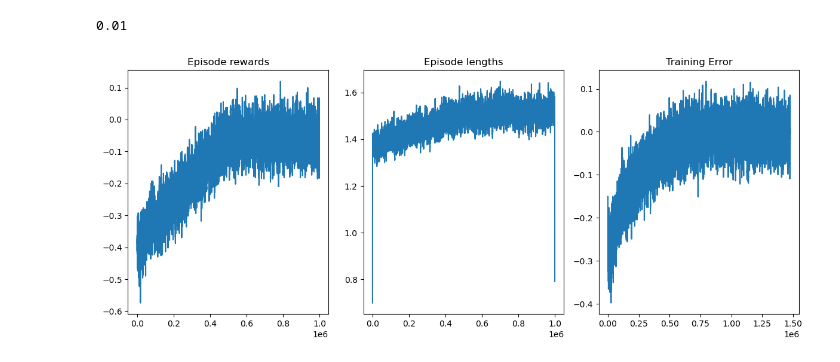
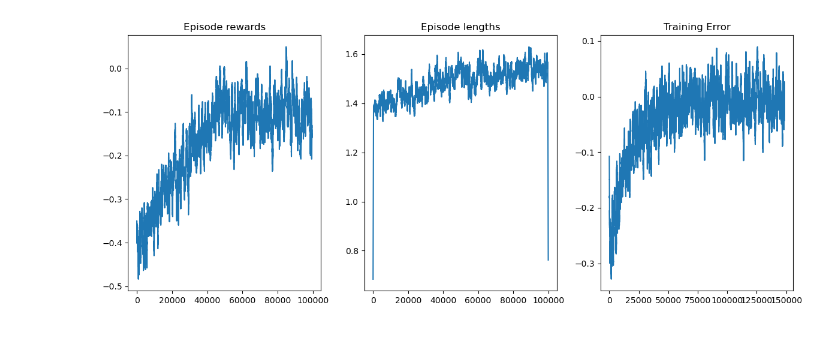
Before and after one commit to VishnuRaja98/Blackjack-RL-Counting-Cards, a Jupyter notebook: BlackJackQLearning.ipynb, the cells around one changed output. Saved outputs shown, nothing was run; the diff lists cells and outputs as text; code cells hidden in the pictures.

```diff
--- a/BlackJackQLearning.ipynb
+++ b/BlackJackQLearning.ipynb
@@ -14,14 +17,14 @@ from utils import BlackjackObservationWrapper, BlackjackAgentQLearning
 # %%
-env = BlackjackObservationWrapper(gym.make('Blackjack-v1', natural=False, sab=False), num_decks=6)
+env = gym.make('Blackjack-v1', natural=False, sab=False)
 # %%
 # hyperparameters
-learning_rate = 0.001
-n_episodes = 1_000_000
+learning_rate = 0.01
+n_episodes = 100_000
 start_epsilon = 1.0
 epsilon_decay = start_epsilon / (n_episodes / 2)  # reduce the exploration over time
-final_epsilon = 0.01
+final_epsilon = 0.1
 
-agent = BlackjackAgentQLearning(
+agent_ql = AgentQL(
     env=env,
     learning_rate=learning_rate,
     initial_epsilon=start_epsilon,
@@ -36,48 +39,14 @@ for episode in tqdm(range(n_episodes)):
 
     # play one episode
     while not done:
-        action = agent.get_action(env, obs)
+        action = agent_ql.get_action(env, obs)
         next_obs, reward, terminated, truncated, info = env.step(action)
 
         # update the agent
-        agent.update(obs, action, reward, terminated, next_obs)
+        agent_ql.update(obs, action, reward, terminated, next_obs)
 
         # update if the environment is done and the current obs
         done = terminated or truncated
         obs = next_obs
 
-    agent.decay_epsilon()
+    agent_ql.decay_epsilon()
-# %%
-agent.epsilon
-# %% [output]
-0.01
-# %%
-rolling_length = 500
-fig, axs = plt.subplots(ncols=3, figsize=(12, 5))
-axs[0].set_title("Episode rewards")
-# compute and assign a rolling average of the data to provide a smoother graph
-reward_moving_average = (
-    np.convolve(
-        np.array(env.return_queue).flatten(), np.ones(rolling_length), mode="valid"
-    )
-    / rolling_length
-)
-axs[0].plot(range(len(reward_moving_average)), reward_moving_average)
-axs[1].set_title("Episode lengths")
-length_moving_average = (
-    np.convolve(
-        np.array(env.length_queue).flatten(), np.ones(rolling_length), mode="same"
-    )
-    / rolling_length
-)
-axs[1].plot(range(len(length_moving_average)), length_moving_average)
-axs[2].set_title("Training Error")
-training_error_moving_average = (
-    np.convolve(np.array(agent.training_error), np.ones(rolling_length), mode="same")
-    / rolling_length
-)
-axs[2].plot(range(len(training_error_moving_average)), training_error_moving_average)
-plt.tight_layout()
-plt.show()
-# %% [output]
-[figure, removed]
@@ -85,0 +53,4 @@ env.close()
+# %%
+plot_training_stats(env, agent_ql)
+# %% [output]
+[figure, added]
```
Also changed, not shown: parts of 8 cells of this notebook, 6 other files.
